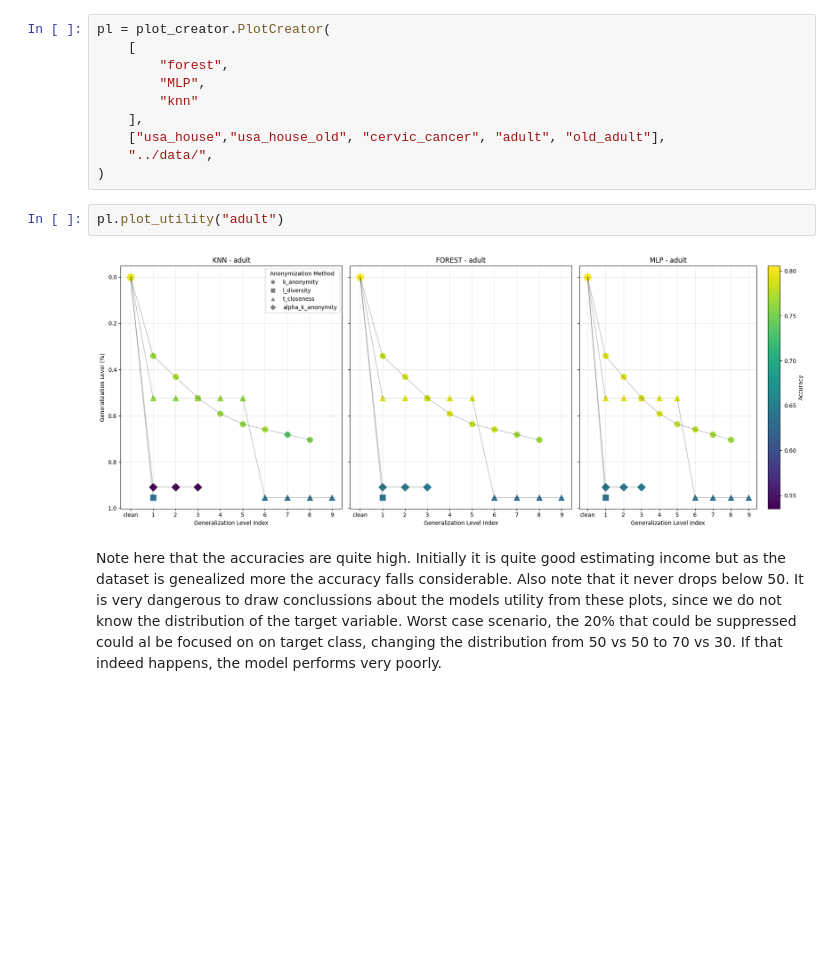
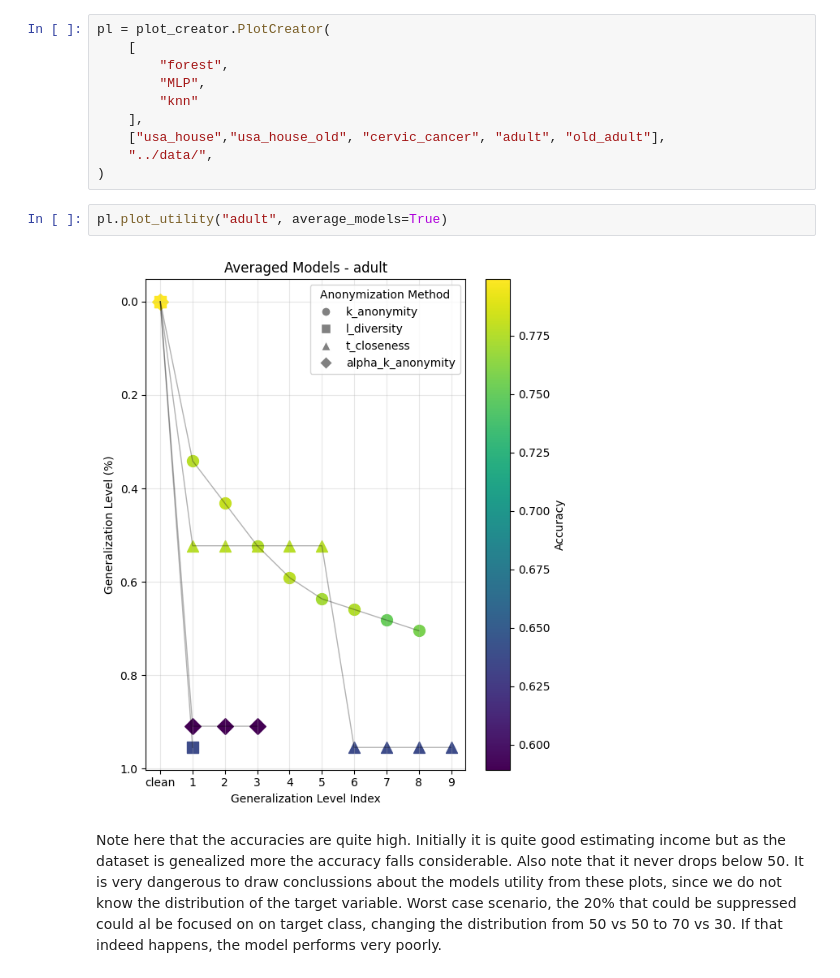
Before and after one commit to Zak9O/Masking-Effects-on-XAI-Techniques, a Jupyter notebook: notebooks/1Utility vs Generalization.ipynb, the cells around one changed output. Cells and saved outputs as stored; diff of their text form; blank space fills up the shorter version.

```diff
--- a/notebooks/1Utility vs Generalization.ipynb
+++ b/notebooks/1Utility vs Generalization.ipynb
@@ -21,9 +21,9 @@ pl = plot_creator.PlotCreator(
     "../data/",
 )
 # %%
-pl.plot_utility("adult")
+pl.plot_utility("adult", average_models=True)
 # %% [output]
-[figure, old version]
+[figure, new version]
 # %% [markdown]
 Note here that the accuracies are quite high. Initially it is quite good estimating income but as the dataset is genealized more the accuracy falls considerable. Also note that it never drops below 50. It is very dangerous to draw conclussions about the models utility from these plots, since we do not know the distribution of the target variable. Worst case scenario, the 20% that could be suppressed could al be focused on on target class, changing the distribution from 50 vs 50 to 70 vs 30. If that indeed happens, the model performs very poorly.
 # %%
```
Also changed, not shown: 4 other files.
